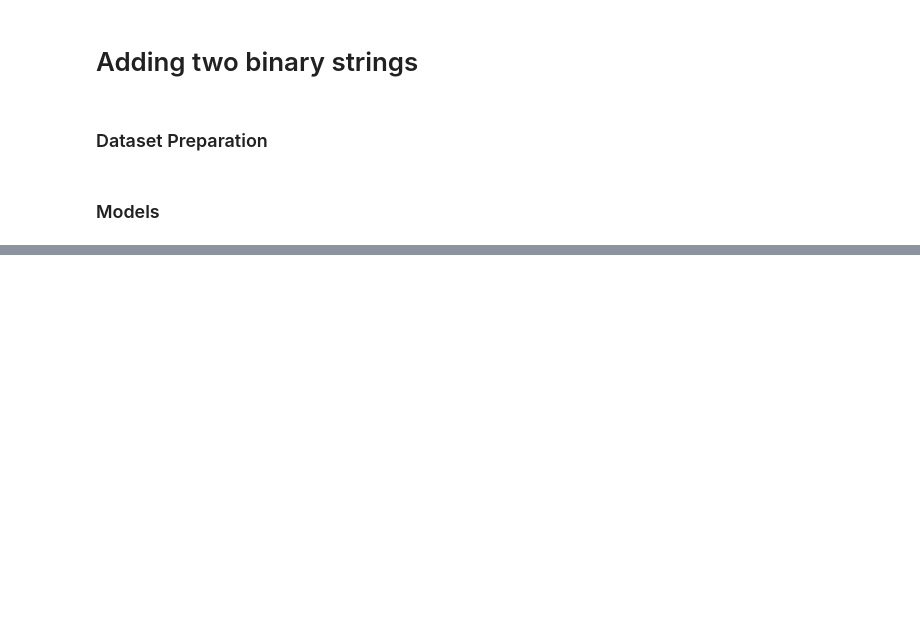
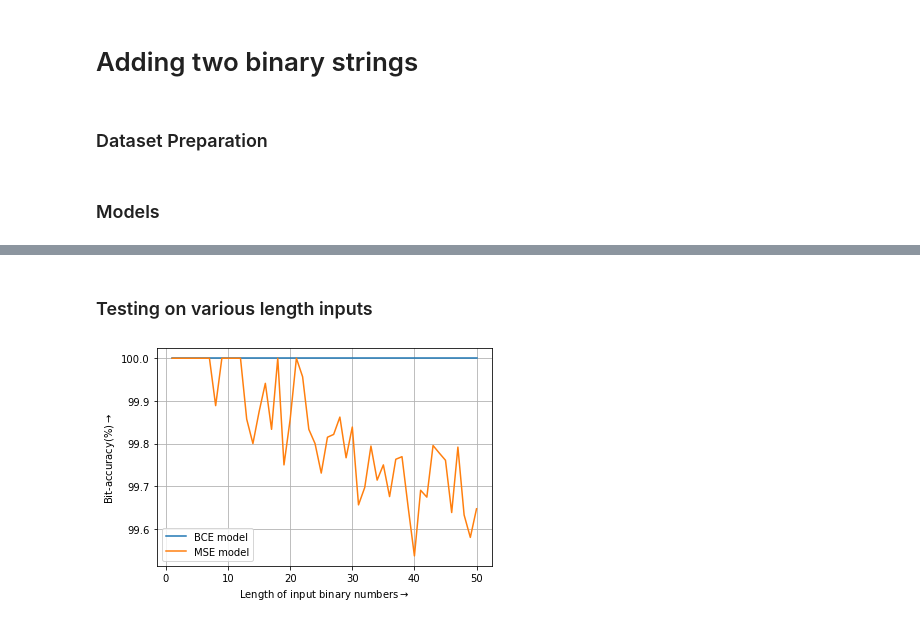
Before and after one commit to anirudhr97/EE6132_Advanced_Signal_Processing, a Jupyter notebook: Lab4/EE6132_Lab4_RNN.ipynb, the cells around one changed output, grey strips where cells are left out. Drawn from its saved outputs; the diff is of its cells as text; code cells hidden in the pictures; blank space fills up the shorter version.

```diff
--- a/Lab4/EE6132_Lab4_RNN.ipynb
+++ b/Lab4/EE6132_Lab4_RNN.ipynb
@@ -1748,0 +1866,2 @@ Time taken for the training: 3.17918 seconds
+# %% [markdown]
+### Testing on various length inputs
@@ -1748,0 +1898,24 @@ Time taken for the training: 3.17918 seconds
+# %%
+acc_vals = np.zeros((nums_limit,2))
+mods = [models[-1], models2[-1]]
+
+with torch.no_grad():
+    for iter in testing_set:
+        (x,y) = iter
+        for i, model in enumerate(mods):
+            # Unpacking
+            temp = model(x)
+            correct = (temp['preds'] == y).type(torch.float).sum().item()
+            acc_vals[y.shape[1]-2, i] = correct/(y.shape[1]*elements_in_batch)
+# %%
+plt.figure()
+plt.plot(list(range(1,nums_limit+1)), 100*acc_vals[:,0], label='BCE model')
+plt.plot(list(range(1,nums_limit+1)), 100*acc_vals[:,1], label='MSE model')
+plt.legend()
+plt.grid()
+plt.xlabel(r'Length of input binary numbers$\rightarrow$')
+plt.ylabel(r'Bit-accuracy(%)$\rightarrow$')
+plt.savefig(direc_pics + 'bin_accvslength.png')
+plt.show()
+# %% [output]
+[figure, added]
```
Also changed, not shown: parts of 9 cells of this notebook, 25 other files.
